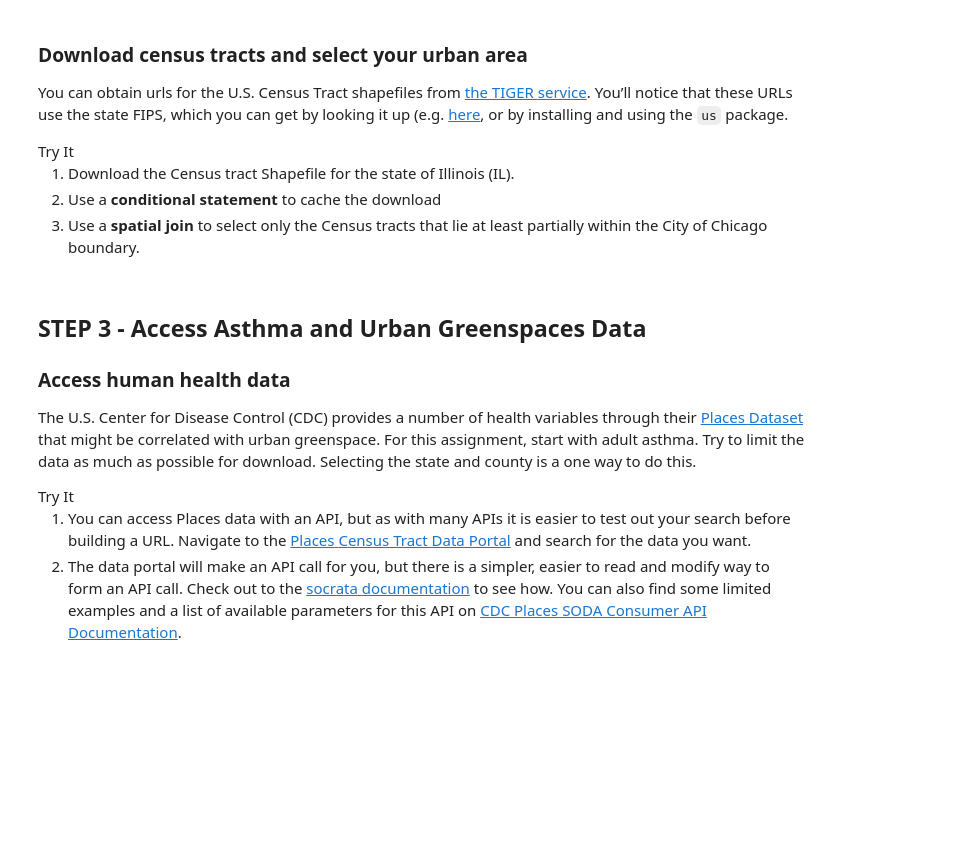
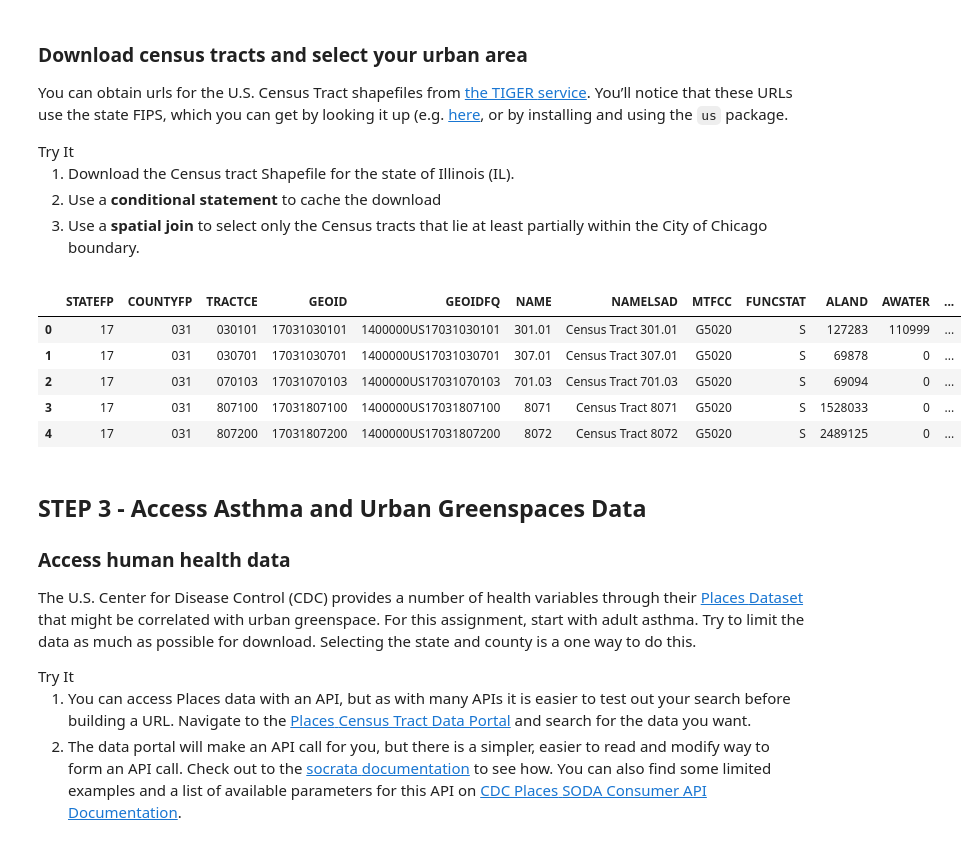
Before and after one commit to earthlab-education/big-data-brglea, a Jupyter notebook: big-data.ipynb, the cells around one changed output. Drawn from its saved outputs; the diff is of its cells as text; code cells hidden in the pictures; blank space fills up the shorter version.

Commit message:
got TIGER url but need to do spatial join.. I think we have done it before but don't recall so that'll take a while

```diff
--- a/big-data.ipynb
+++ b/big-data.ipynb
@@ -279,34 +279,29 @@ that lie at least partially within the City of Chicago boundary.</li>
 # %%
 # Download the census tracts for state of IL (only once) Part 1 of 1
 
-# Define and create the project data directory
-tiger_tracts_data_dir = os.path.join(
-    pathlib.Path.home(),
-    'documents',
-    'earth-analytics',
-    'chicago_greenspace'
-)
-os.makedirs(tiger_tracts_data_dir, exist_ok=True)
-
-# Call the data dir to confirm location
-tiger_tracts_data_dir
-
 # Define info for census tract download
-tiger_tracts_dir = os.path.join(tiger_tracts_data_dir, 'chicago-tract')
+tiger_tracts_dir = os.path.join(census_tracts_data_dir, 'illionis-tracts')
 os.makedirs(tiger_tracts_dir, exist_ok=True)
 tiger_tracts_path = os.path.join(tiger_tracts_dir, '*.shp')
 
 # Only download once (conditional statement)
 if not os.path.exists(tiger_tracts_path):
     tiger_tracts_url = (
-    ''
+    'https://www2.census.gov/geo/tiger/TIGER2024/TRACT/tl_2024_17_tract.zip'
     )
     tiger_tracts_gdf = gpd.read_file(tiger_tracts_url)
-    chi_tiger_tracts_gdf = tiger_tracts_gdf[tiger_tracts_gdf.PlaceName=='Chicago']
+    chi_tiger_tracts_gdf = tiger_tracts_gdf[tiger_tracts_gdf.COUNTYFP=='031']
     chi_tiger_tracts_gdf.to_file(tiger_tracts_path, index=False)
 
 # Load in the census tract data
 chi_tiger_tracts_gdf = gpd.read_file(tiger_tracts_path)
 
 # Call the chicago tracts gdf to see it
 chi_tiger_tracts_gdf.head()
+# %% [output]
+|  | STATEFP | COUNTYFP | TRACTCE | GEOID | GEOIDFQ | NAME | NAMELSAD | MTFCC | FUNCSTAT | ALAND | AWATER | ... |
+| 0 | 17 | 031 | 030101 | 17031030101 | 1400000US17031030101 | 301.01 | Census Tract 301.01 | G5020 | S | 127283 | 110999 | ... |
+| 1 | 17 | 031 | 030701 | 17031030701 | 1400000US17031030701 | 307.01 | Census Tract 307.01 | G5020 | S | 69878 | 0 | ... |
+| 2 | 17 | 031 | 070103 | 17031070103 | 1400000US17031070103 | 701.03 | Census Tract 701.03 | G5020 | S | 69094 | 0 | ... |
+| 3 | 17 | 031 | 807100 | 17031807100 | 1400000US17031807100 | 8071 | Census Tract 8071 | G5020 | S | 1528033 | 0 | ... |
+| 4 | 17 | 031 | 807200 | 17031807200 | 1400000US17031807200 | 8072 | Census Tract 8072 | G5020 | S | 2489125 | 0 | ... |
```
Also changed, not shown: parts of 1 cell of this notebook.
